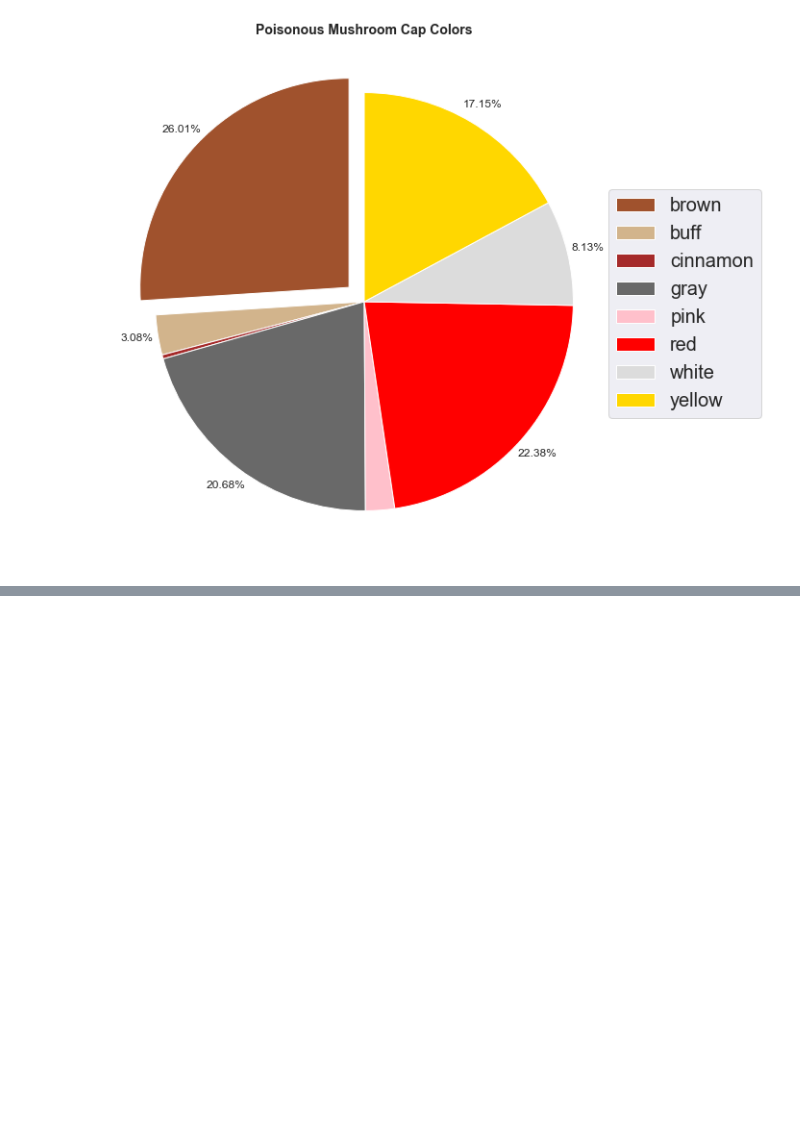
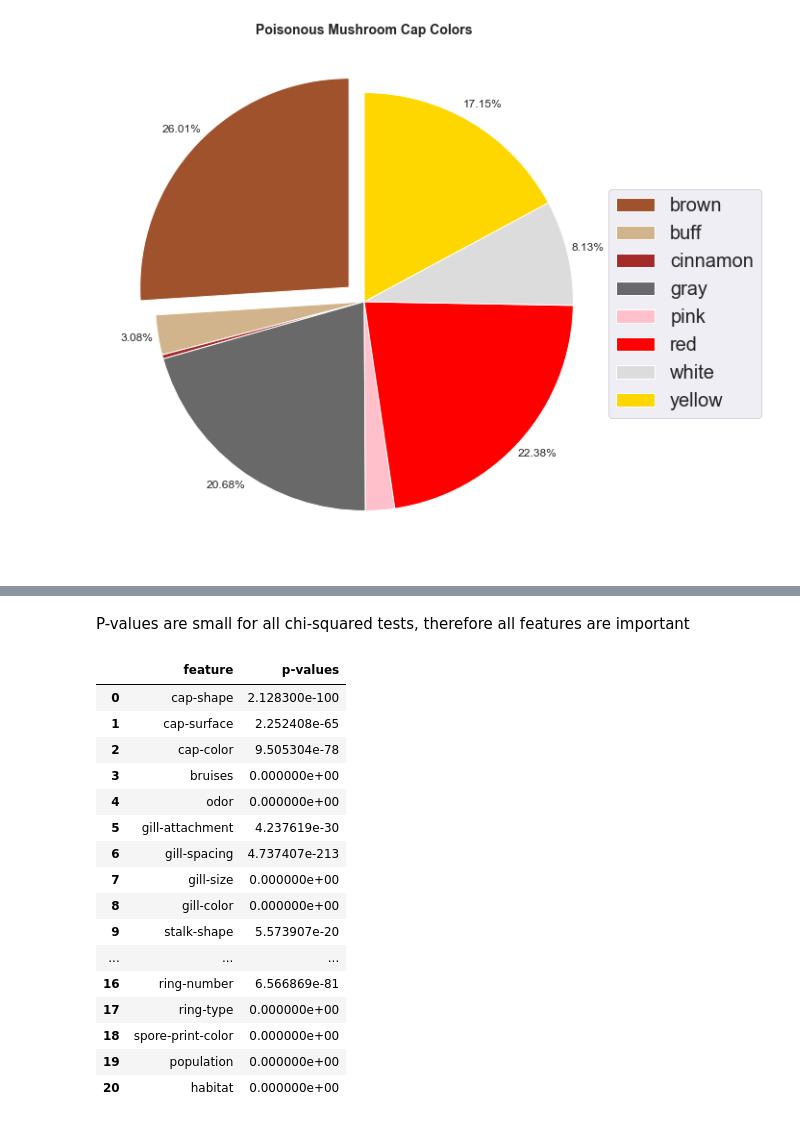
Before and after one commit to csun-data-science-bootcamp-20/Group9, a Jupyter notebook: Mushrooms.ipynb, the cells around one changed output, grey strips where cells are left out. Drawn from its saved outputs; the diff is of its cells as text; code cells hidden in the pictures; blank space fills up the shorter version.

```diff
--- a/Mushrooms.ipynb
+++ b/Mushrooms.ipynb
@@ -871,3 +871,14 @@ plt.legend(pie[0],labels1, bbox_to_anchor=(1.1,0.5), loc="center right", fontsiz
 plt.show()
 # %% [output]
 [figure]
+# %%
+data_for_chi2 = data.drop(columns=['class','stalk-root'],axis=1)
+p_values = []
+
+for column in data_for_chi2:
+    nl = "\n"
+    crosstab = pd.crosstab(data['class'], data_for_chi2[column])
+    print(crosstab, nl)
+    chi2, p, dof, expected = stats.chi2_contingency(crosstab)
+    print(f"Chi2 value= {chi2}{nl}p-value= {p}{nl}Degrees of freedom= {dof}{nl}")
+    p_values.append(p)
@@ -873,0 +903,28 @@ plt.show()
+# %% [markdown]
+P-values are small for all chi-squared tests, therefore all features are important
+# %%
+features = data_for_chi2.columns.tolist()
+# %%
+feature_pvalues = pd.DataFrame({'feature' : features,
+                                'p-values' : p_values},
+                                columns=['feature','p-values'])
+# %%
+feature_pvalues
+# %% [output]
+|  | feature | p-values |
+| 0 | cap-shape | 2.128300e-100 |
+| 1 | cap-surface | 2.252408e-65 |
+| 2 | cap-color | 9.505304e-78 |
+| 3 | bruises | 0.000000e+00 |
+| 4 | odor | 0.000000e+00 |
+| 5 | gill-attachment | 4.237619e-30 |
+| 6 | gill-spacing | 4.737407e-213 |
+| 7 | gill-size | 0.000000e+00 |
+| 8 | gill-color | 0.000000e+00 |
+| 9 | stalk-shape | 5.573907e-20 |
+| ... | ... | ... |
+| 16 | ring-number | 6.566869e-81 |
+| 17 | ring-type | 0.000000e+00 |
+| 18 | spore-print-color | 0.000000e+00 |
+| 19 | population | 0.000000e+00 |
+| 20 | habitat | 0.000000e+00 |
```
Also changed, not shown: parts of 2 cells of this notebook.
